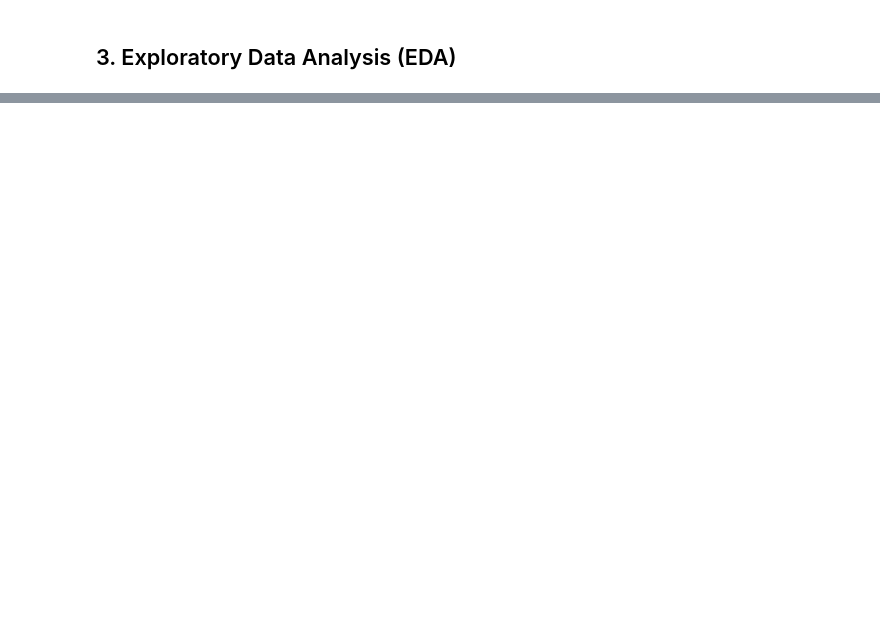
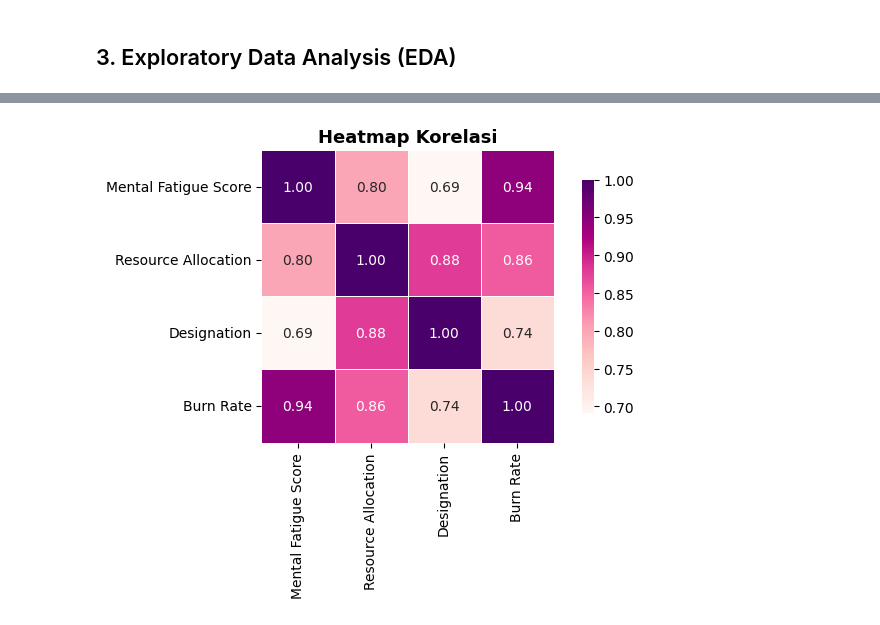
Before and after one commit to Dellviea/burnout-fuzzy, a Jupyter notebook: notebook/burnout_fuzzy.ipynb, the cells around one changed output, grey strips where cells are left out. Drawn from its saved outputs; the diff is of its cells as text; code cells hidden in the pictures; blank space fills up the shorter version.

```diff
--- a/notebook/burnout_fuzzy.ipynb
+++ b/notebook/burnout_fuzzy.ipynb
@@ -268,0 +174,14 @@ print("\nFuzzy features terbukti meningkatkan akurasi RF!")
+# %%
+# heatmap korelasi variabel numerik
+df_corr = df[['Mental Fatigue Score', 'Resource Allocation',
+              'Designation', 'Burn Rate']].copy()
+
+fig, ax = plt.subplots(figsize=(7, 5))
+sns.heatmap(df_corr.corr(), annot=True, fmt='.2f', cmap='RdPu',
+            ax=ax, square=True, linewidths=0.5,
+            cbar_kws={'shrink': 0.8})
+ax.set_title('Heatmap Korelasi', fontsize=13, fontweight='bold')
+plt.tight_layout()
+plt.show()
+# %% [output]
+[figure, added]
```
Also changed, not shown: parts of 66 cells of this notebook, 2 other files.
